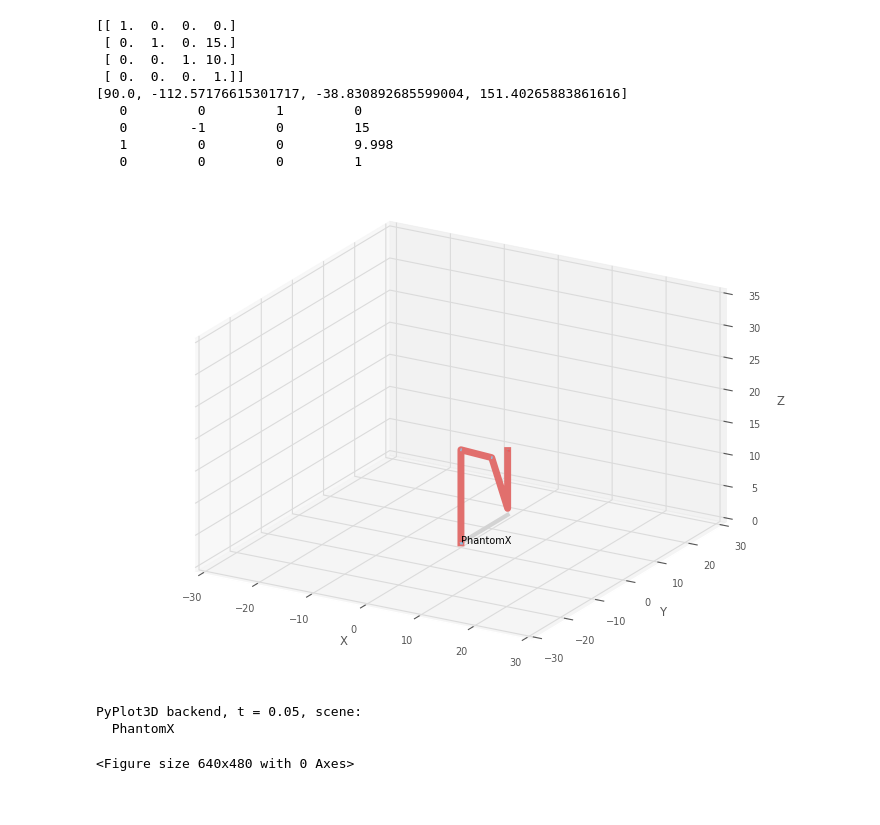
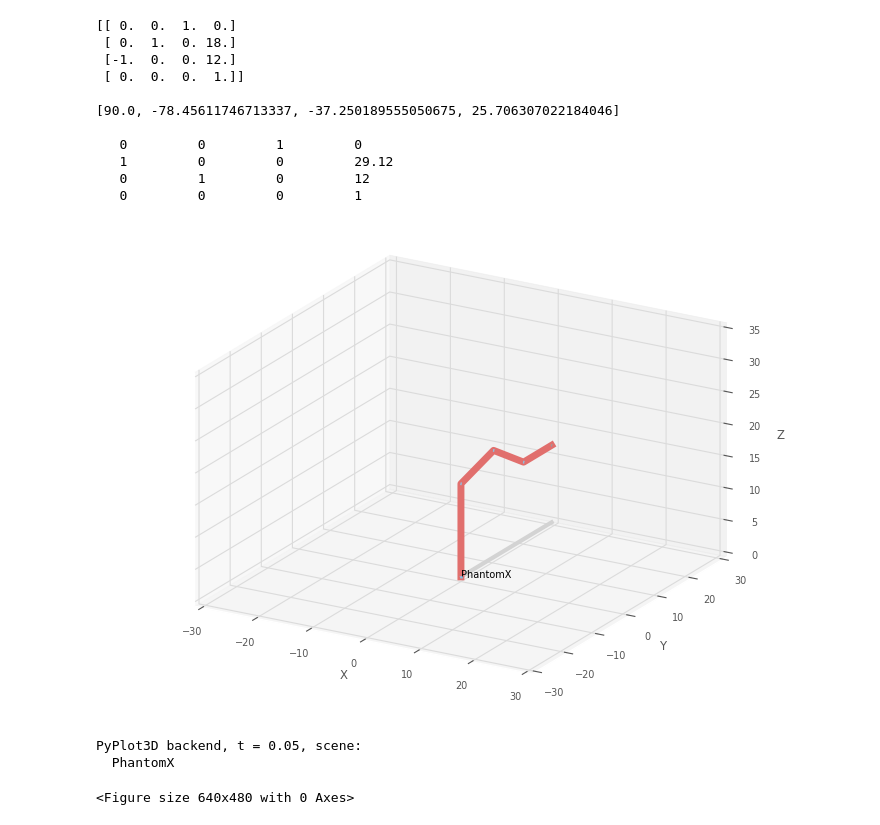
Before and after one commit to juflunaca/RoboticsLab5, a Jupyter notebook: Lab5.ipynb, the cells around one changed output. Drawn from its saved outputs; the diff is of its cells as text; code cells hidden in the pictures.

```diff
--- a/Lab5.ipynb
+++ b/Lab5.ipynb
@@ -1,33 +1,37 @@
 # %%
 from functions import *
 
 l = np.array([14.5, 10.7, 10.7, 9])
 qlims = np.array([[-3*np.pi/4, 3*np.pi/4],[-3*np.pi/4, 3*np.pi/4],[-3*np.pi/4, 3*np.pi/4],[-3*np.pi/4, 3*np.pi/4]])
 PhantomX = rtb.DHRobot(
     [rtb.RevoluteDH(alpha=np.pi/2, d=l[0], qlim=qlims[0,:]),
     rtb.RevoluteDH(a=l[1], offset=np.pi/2, qlim=qlims[0,:]),
     rtb.RevoluteDH(a=l[2], qlim=qlims[0,:]),
     rtb.RevoluteDH(a=l[3], qlim=qlims[0,:])],
     name="PhantomX")
 
-T = np.array(SE3.Trans(0,15,10))
-print(T)
+T = np.array(SE3.Trans(0,18,12)*SE3.Ry(math.pi/2))
+T[0,0]=0
+T[2,2]=0
+print(T,"\n")
 q = invKinPhantomX(T)
-print(q)
+print(q,"\n")
 q = [value*math.pi/180 for value in q]
 print(PhantomX.fkine(q))
 PhantomX.plot(q,block=False,limits=[-30,30,-30,30,0,35])
 # %% [output]
-[[ 1.  0.  0.  0.]
- [ 0.  1.  0. 15.]
- [ 0.  0.  1. 10.]
+[[ 0.  0.  1.  0.]
+ [ 0.  1.  0. 18.]
+ [-1.  0.  0. 12.]
  [ 0.  0.  0.  1.]]
-[90.0, -112.57176615301717, -38.830892685599004, 151.40265883861616]
+
+[90.0, -78.45611746713337, -37.250189555050675, 25.706307022184046]
+
    0         0         1         0
-   0        -1         0         15
-   1         0         0         9.998
+   1         0         0         29.12
+   0         1         0         12
    0         0         0         1
-[figure, old version]
+[figure, new version]
 PyPlot3D backend, t = 0.05, scene:
   PhantomX
 <Figure size 640x480 with 0 Axes>
```
Also changed, not shown: parts of 2 cells of this notebook, 1 other file.
